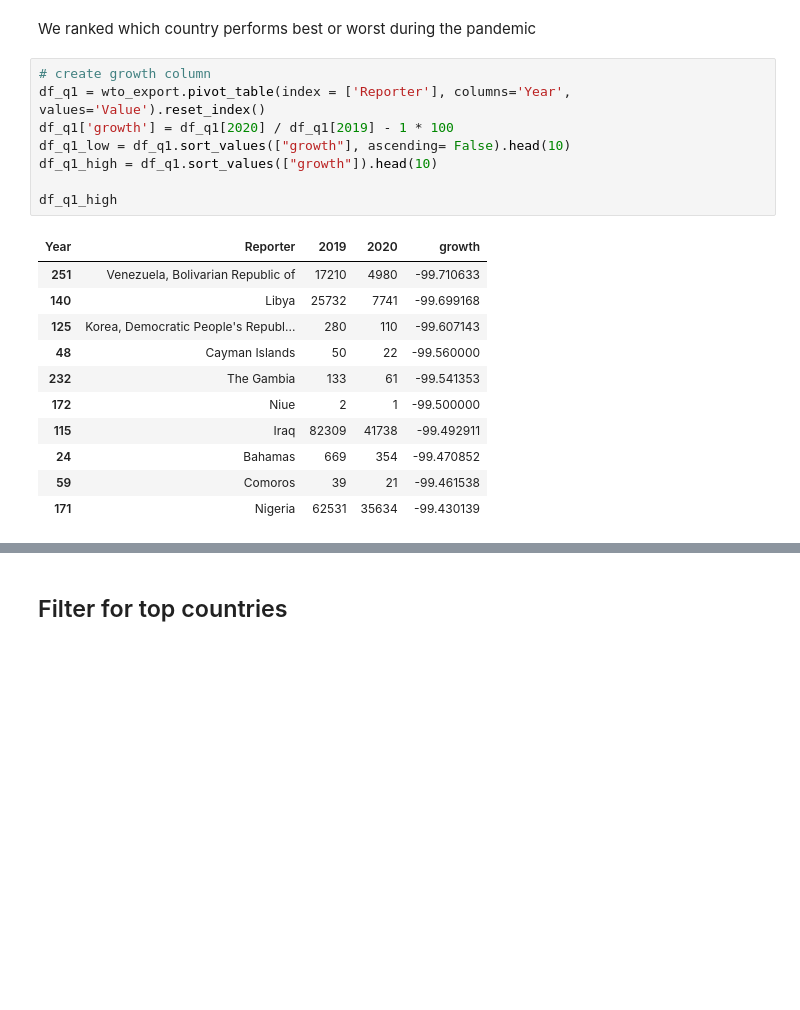
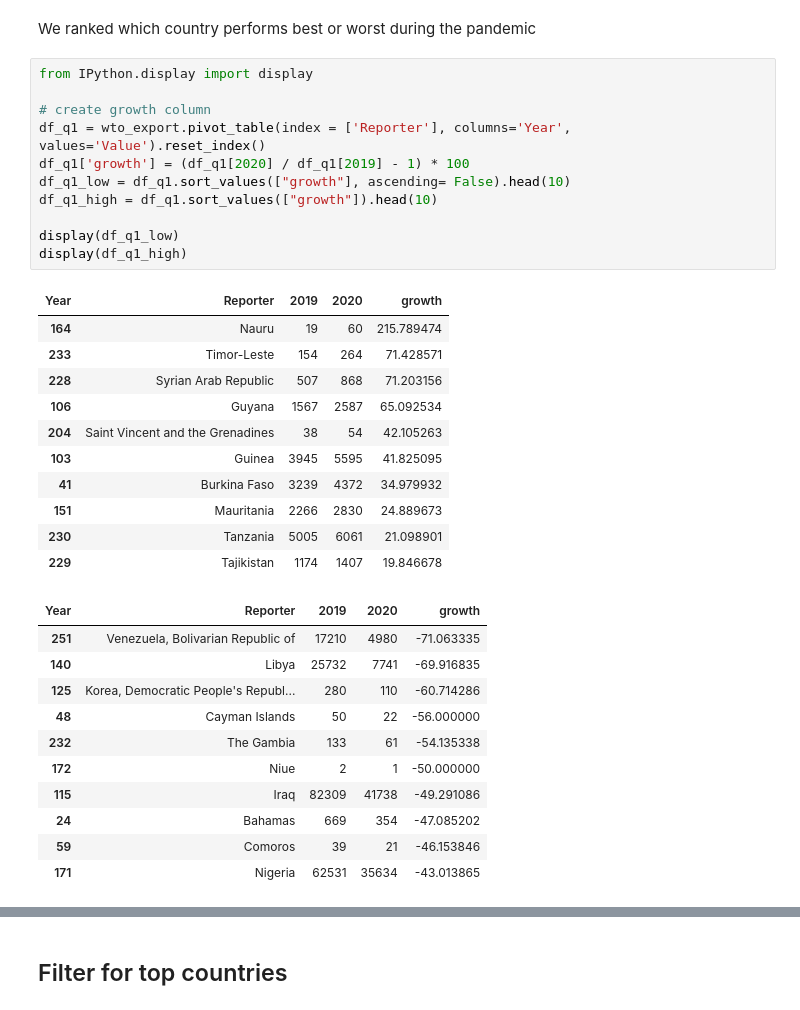
Before and after one commit to uchicago-CAPP30122-win-2022/proj-cappmait, a Jupyter notebook: analysis_taishi.ipynb, the cells around one changed output, grey strips where cells are left out. Saved outputs shown, nothing was run; the diff lists cells and outputs as text; blank space fills up the shorter version.

```diff
--- a/analysis_taishi.ipynb
+++ b/analysis_taishi.ipynb
@@ -100,22 +100,36 @@ wto_export.head()
 # %% [markdown]
 We ranked which country performs best or worst during the pandemic
 # %%
+from IPython.display import display
+
 # create growth column
 df_q1 = wto_export.pivot_table(index = ['Reporter'], columns='Year', values='Value').reset_index()
-df_q1['growth'] = df_q1[2020] / df_q1[2019] - 1 * 100
+df_q1['growth'] = (df_q1[2020] / df_q1[2019] - 1) * 100
 df_q1_low = df_q1.sort_values(["growth"], ascending= False).head(10)
 df_q1_high = df_q1.sort_values(["growth"]).head(10)
 
-df_q1_high
+display(df_q1_low)
+display(df_q1_high)
 # %% [output]
 | Year | Reporter | 2019 | 2020 | growth |
-| 251 | Venezuela, Bolivarian Republic of | 17210 | 4980 | -99.710633 |
-| 140 | Libya | 25732 | 7741 | -99.699168 |
-| 125 | Korea, Democratic People's Republ... | 280 | 110 | -99.607143 |
-| 48 | Cayman Islands | 50 | 22 | -99.560000 |
-| 232 | The Gambia | 133 | 61 | -99.541353 |
-| 172 | Niue | 2 | 1 | -99.500000 |
-| 115 | Iraq | 82309 | 41738 | -99.492911 |
-| 24 | Bahamas | 669 | 354 | -99.470852 |
-| 59 | Comoros | 39 | 21 | -99.461538 |
-| 171 | Nigeria | 62531 | 35634 | -99.430139 |
+| 164 | Nauru | 19 | 60 | 215.789474 |
+| 233 | Timor-Leste | 154 | 264 | 71.428571 |
+| 228 | Syrian Arab Republic | 507 | 868 | 71.203156 |
+| 106 | Guyana | 1567 | 2587 | 65.092534 |
+| 204 | Saint Vincent and the Grenadines | 38 | 54 | 42.105263 |
+| 103 | Guinea | 3945 | 5595 | 41.825095 |
+| 41 | Burkina Faso | 3239 | 4372 | 34.979932 |
+| 151 | Mauritania | 2266 | 2830 | 24.889673 |
+| 230 | Tanzania | 5005 | 6061 | 21.098901 |
+| 229 | Tajikistan | 1174 | 1407 | 19.846678 |
+| Year | Reporter | 2019 | 2020 | growth |
+| 251 | Venezuela, Bolivarian Republic of | 17210 | 4980 | -71.063335 |
+| 140 | Libya | 25732 | 7741 | -69.916835 |
+| 125 | Korea, Democratic People's Republ... | 280 | 110 | -60.714286 |
+| 48 | Cayman Islands | 50 | 22 | -56.000000 |
+| 232 | The Gambia | 133 | 61 | -54.135338 |
+| 172 | Niue | 2 | 1 | -50.000000 |
+| 115 | Iraq | 82309 | 41738 | -49.291086 |
+| 24 | Bahamas | 669 | 354 | -47.085202 |
+| 59 | Comoros | 39 | 21 | -46.153846 |
+| 171 | Nigeria | 62531 | 35634 | -43.013865 |
```
Also changed, not shown: parts of 3 cells of this notebook, 1 other file.
